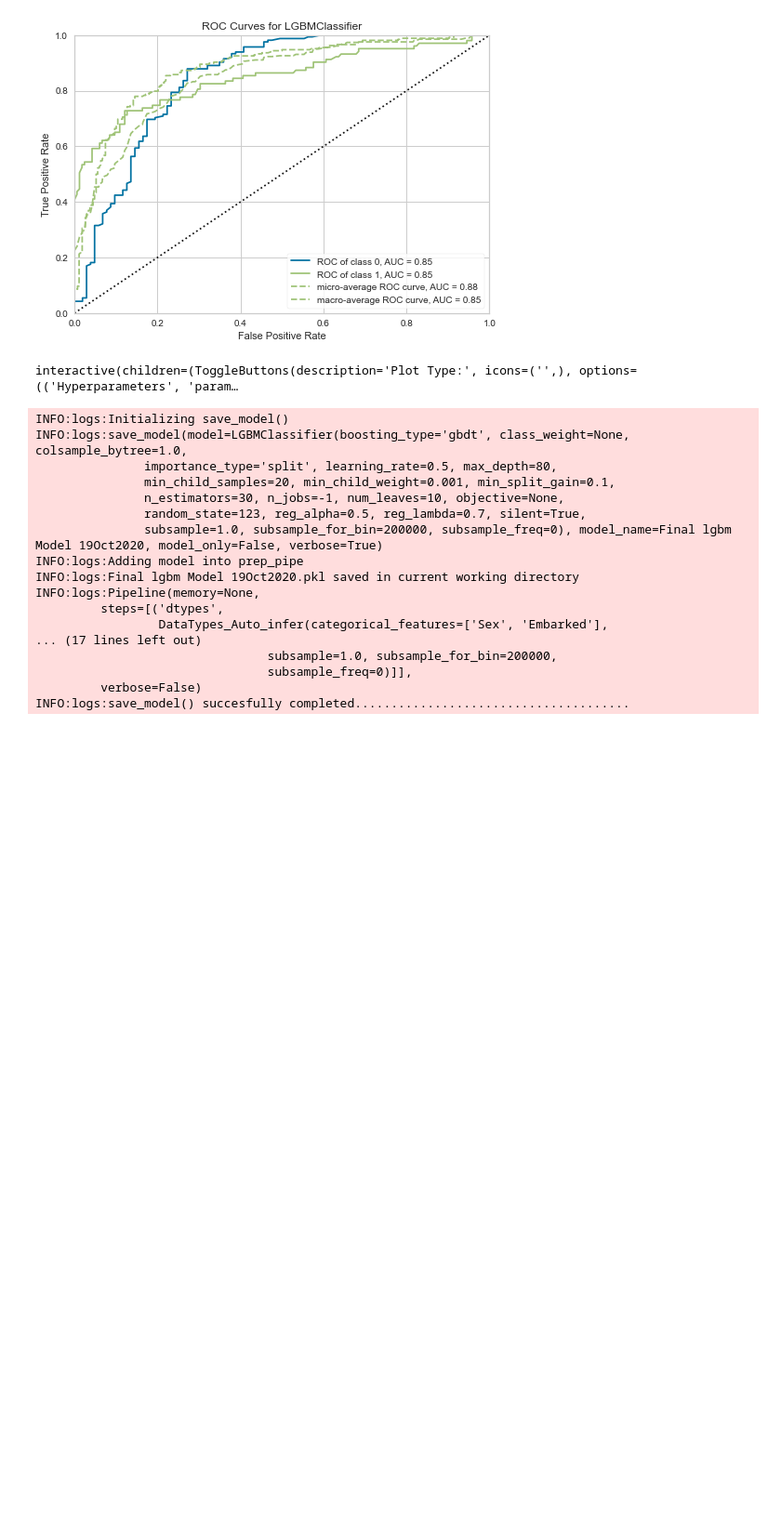
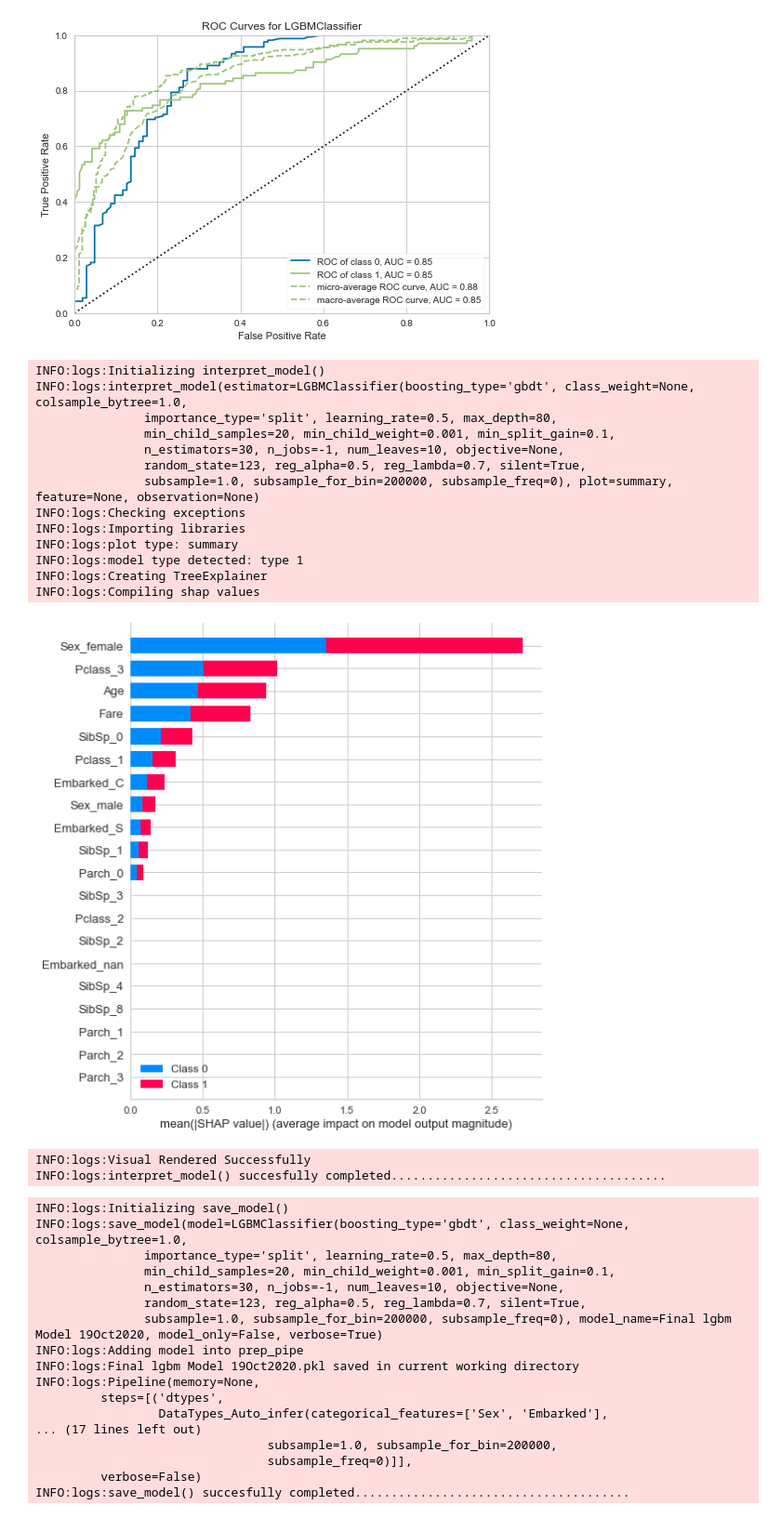
Before and after one commit to carlosaruy/pycaretyTPOT, a Jupyter notebook: 2.1_Ejercicio Pycaret.ipynb, the cells around one changed output. Shown at 93% size. Saved outputs shown, nothing was run; the diff lists cells and outputs as text; code cells hidden in the pictures; blank space fills up the shorter version.

```diff
--- a/2.1_Ejercicio Pycaret.ipynb
+++ b/2.1_Ejercicio Pycaret.ipynb
@@ -173,11 +173,28 @@ plot_model(estimator = tuned_lgbm, plot = 'confusion_matrix')
 plot_model(tuned_lgbm, plot='auc')
 # %% [output]
 [figure]
-# %%
-##interpret_model(tuned_lgbm)
-evaluate_model(tuned_lgbm)
-# %% [output]
-interactive(children=(ToggleButtons(description='Plot Type:', icons=('',), options=(('Hyperparameters', 'param…
+# %%
+interpret_model(tuned_lgbm)
+## me daba un error por no tener instalado el modulo shap
+## luego de instalarlo lo grafica correctamente.
+##evaluate_model(tuned_lgbm)
+# %% [output]
+INFO:logs:Initializing interpret_model()
+INFO:logs:interpret_model(estimator=LGBMClassifier(boosting_type='gbdt', class_weight=None, colsample_bytree=1.0,
+               importance_type='split', learning_rate=0.5, max_depth=80,
+               min_child_samples=20, min_child_weight=0.001, min_split_gain=0.1,
+               n_estimators=30, n_jobs=-1, num_leaves=10, objective=None,
+               random_state=123, reg_alpha=0.5, reg_lambda=0.7, silent=True,
+               subsample=1.0, subsample_for_bin=200000, subsample_freq=0), plot=summary, feature=None, observation=None)
+INFO:logs:Checking exceptions
+INFO:logs:Importing libraries
+INFO:logs:plot type: summary
+INFO:logs:model type detected: type 1
+INFO:logs:Creating TreeExplainer
+INFO:logs:Compiling shap values
+[figure, added]
+INFO:logs:Visual Rendered Successfully
+INFO:logs:interpret_model() succesfully completed......................................
 # %%
 ## Guarda tu modelo
 save_model(tuned_lgbm,'Final lgbm Model 19Oct2020')
```
Also changed, not shown: parts of 2 cells of this notebook, 1 other file.
